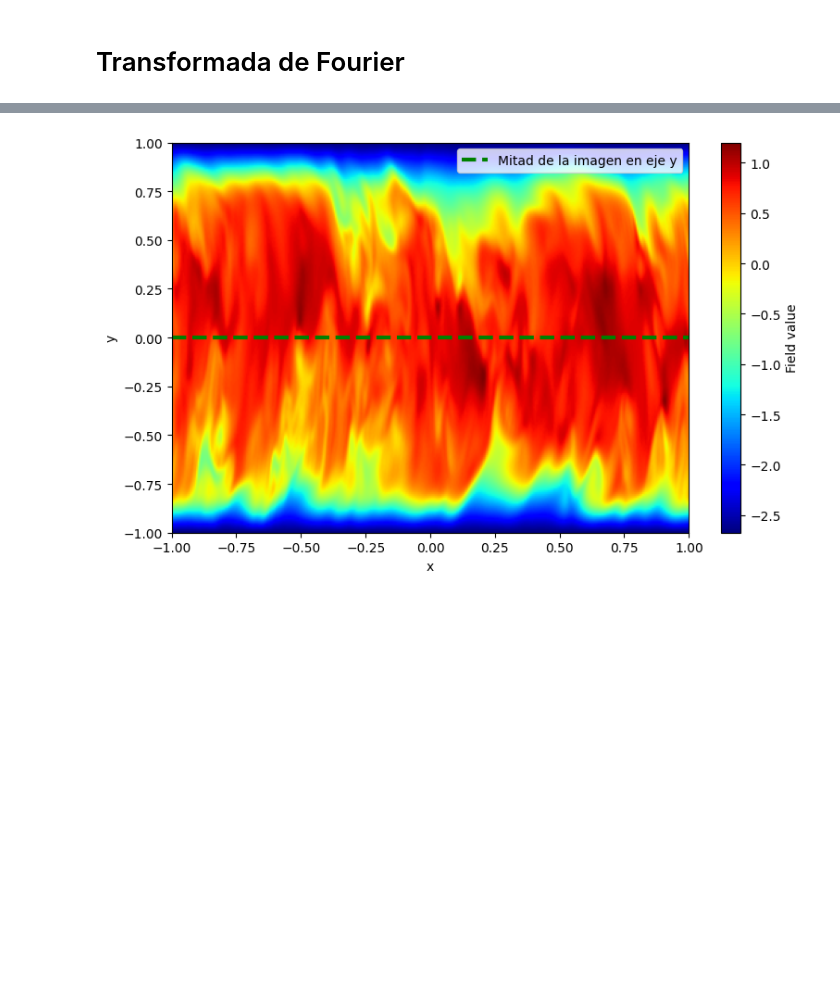
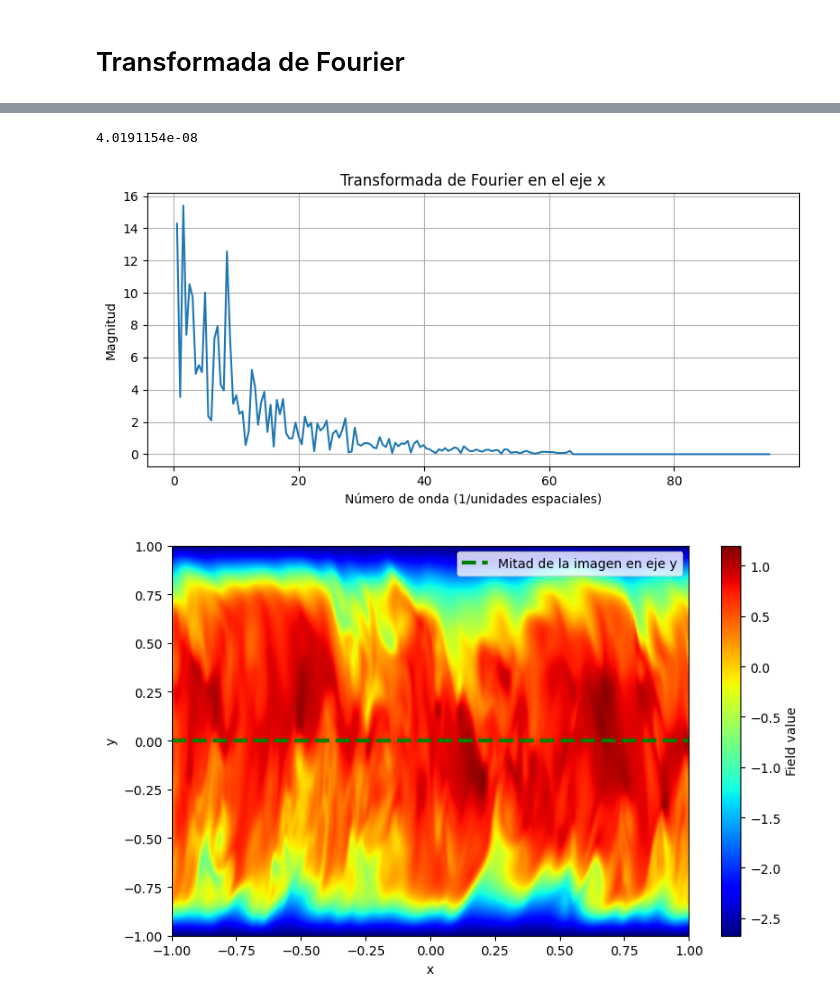
Before and after one commit to vms10/tp_optimizacion, a Jupyter notebook: prueba_funcion_entrenamiento.ipynb, the cells around one changed output, grey strips where cells are left out. Cells and saved outputs as stored; diff of their text form; code cells hidden in the pictures; blank space fills up the shorter version.

```diff
--- a/prueba_funcion_entrenamiento.ipynb
+++ b/prueba_funcion_entrenamiento.ipynb
@@ -462,0 +543,7 @@ ff = field.reshape(-1, 1)
+# %%
+# Ordenar por x antes de aplicar la FFT
+sorted_idx = jnp.argsort(xx_filt[:, 0])
+x_sorted = xx_filt[sorted_idx, 0]
+f_sorted = ff_filt[sorted_idx, 0]
+fft_vals = jnp.fft.fft(f_sorted)
+freqs = jnp.fft.fftfreq(len(f_sorted), d=(x_sorted[1] - x_sorted[0]))
@@ -463,3 +578,25 @@ ff = field.reshape(-1, 1)
+# %%
+dxs = jnp.diff(x_sorted)
+print(jnp.std(dxs))  # debería ser ~0
+# %% [output]
+4.0191154e-08
+# %%
+# Magnitud de la FFT
+fft_magnitude = jnp.abs(fft_vals)
+
+# Graficar (sólo frecuencias positivas)
+mask = freqs > 0
+plt.figure(figsize=(8, 4))
+plt.plot(freqs[mask], fft_magnitude[mask])
+plt.title("Transformada de Fourier en el eje x")
+plt.xlabel("Número de onda (1/unidades espaciales)")
+plt.ylabel("Magnitud")
+plt.grid(True)
+#plt.xscale("log")
+plt.tight_layout()
+plt.show()
+# %% [output]
+[figure, added]
 # %%
 plt.figure(figsize=(8, 5))
 plt.imshow(ff.reshape((nx, ny)).T, origin='lower', cmap='jet', extent=[-1, 1, -1, 1], aspect='auto')
```
Also changed, not shown: parts of 11 cells of this notebook.
